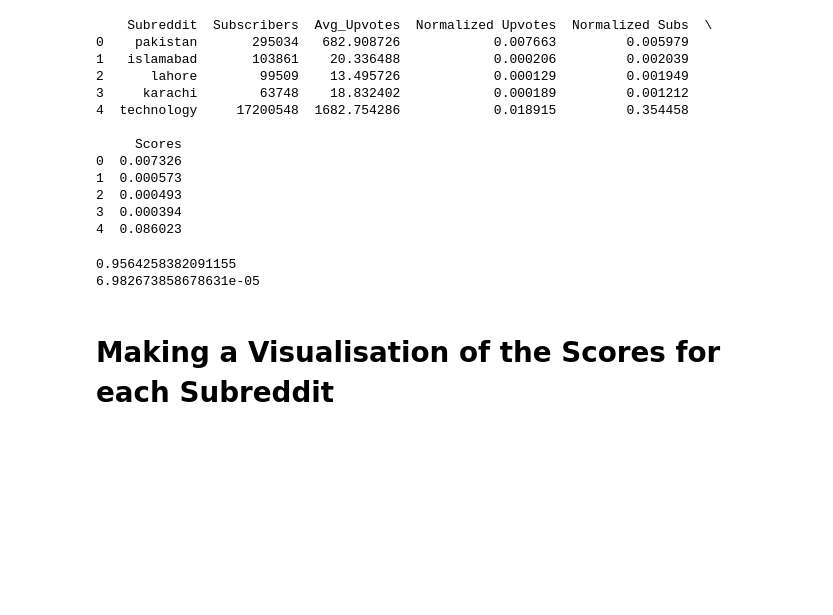
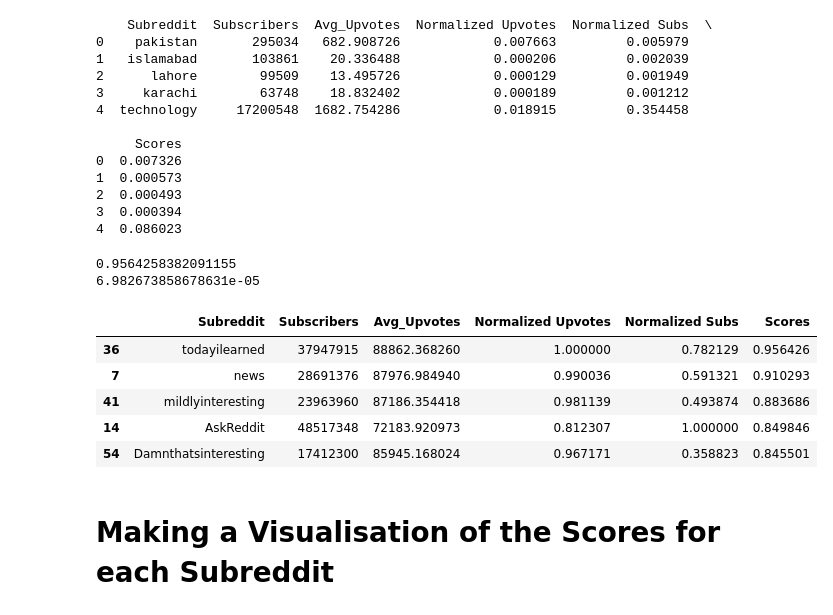
Before and after one commit to fasihrem/data-tails, a Jupyter notebook: Backend/scinece/longtail.ipynb, the cells around one changed output. Saved outputs shown, nothing was run; the diff lists cells and outputs as text; code cells hidden in the pictures; blank space fills up the shorter version.

```diff
--- a/Backend/scinece/longtail.ipynb
+++ b/Backend/scinece/longtail.ipynb
@@ -170,3 +182,12 @@ print(df['Scores'].min())
+# %%
+sorted_df.head()
+# %% [output]
+|  | Subreddit | Subscribers | Avg_Upvotes | Normalized Upvotes | Normalized Subs | Scores |
+| 36 | todayilearned | 37947915 | 88862.368260 | 1.000000 | 0.782129 | 0.956426 |
+| 7 | news | 28691376 | 87976.984940 | 0.990036 | 0.591321 | 0.910293 |
+| 41 | mildlyinteresting | 23963960 | 87186.354418 | 0.981139 | 0.493874 | 0.883686 |
+| 14 | AskReddit | 48517348 | 72183.920973 | 0.812307 | 1.000000 | 0.849846 |
+| 54 | Damnthatsinteresting | 17412300 | 85945.168024 | 0.967171 | 0.358823 | 0.845501 |
 # %%
 df.to_csv("subreddit_scores.csv", sep=',', encoding='utf-8')
 # %% [markdown]
```
Also changed, not shown: parts of 7 cells of this notebook, 2 other files.
